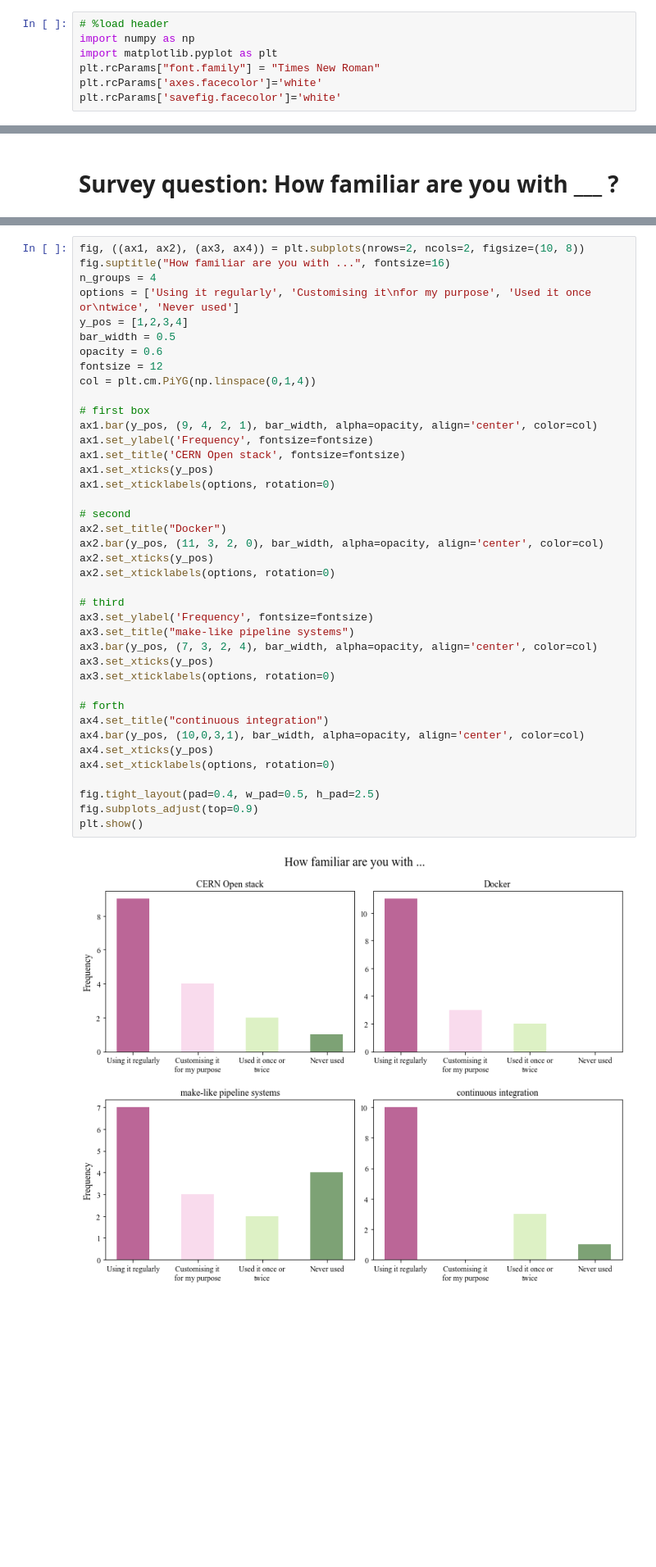
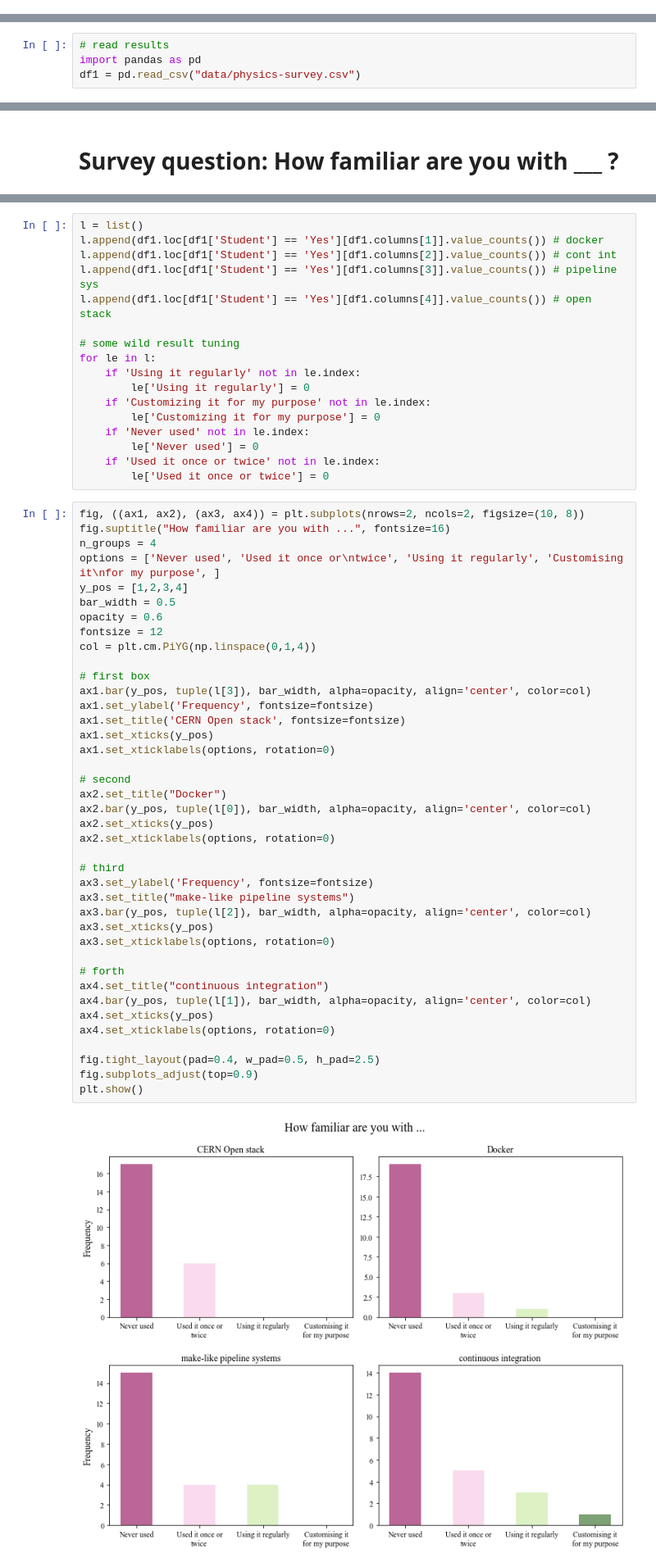
Before and after one commit to atrisovic/thesis-plots, a Jupyter notebook: lhcb-survey-results-2017.ipynb, the cells around one changed output, grey strips where cells are left out. Shown at 82% size. Saved outputs shown, nothing was run; the diff lists cells and outputs as text; blank space fills up the shorter version.

Commit message:
new fresh data

```diff
--- a/lhcb-survey-results-2017.ipynb
+++ b/lhcb-survey-results-2017.ipynb
@@ -1,9 +1,2 @@
 # %% [markdown]
 # LHCb Survey Results
-# %%
-# %load header
-import numpy as np
-import matplotlib.pyplot as plt
-plt.rcParams["font.family"] = "Times New Roman"
-plt.rcParams['axes.facecolor']='white'
-plt.rcParams['savefig.facecolor']='white'
@@ -10,2 +7,6 @@ plt.rcParams['savefig.facecolor']='white'
+# %%
+# read results
+import pandas as pd
+df1 = pd.read_csv("data/physics-survey.csv")
 # %% [markdown]
 ## Survey question: How often do you reproduce final datasets in your analysis?
@@ -62,42 +114,59 @@ plt.show()
+# %%
+l = list()
+l.append(df1.loc[df1['Student'] == 'Yes'][df1.columns[1]].value_counts()) # docker
+l.append(df1.loc[df1['Student'] == 'Yes'][df1.columns[2]].value_counts()) # cont int
+l.append(df1.loc[df1['Student'] == 'Yes'][df1.columns[3]].value_counts()) # pipeline sys
+l.append(df1.loc[df1['Student'] == 'Yes'][df1.columns[4]].value_counts()) # open stack
+
+# some wild result tuning
+for le in l:
+    if 'Using it regularly' not in le.index:
+        le['Using it regularly'] = 0
+    if 'Customizing it for my purpose' not in le.index:
+        le['Customizing it for my purpose'] = 0
+    if 'Never used' not in le.index:
+        le['Never used'] = 0
+    if 'Used it once or twice' not in le.index:
+        le['Used it once or twice'] = 0
 # %%
 fig, ((ax1, ax2), (ax3, ax4)) = plt.subplots(nrows=2, ncols=2, figsize=(10, 8))
 fig.suptitle("How familiar are you with ...", fontsize=16)
 n_groups = 4
-options = ['Using it regularly', 'Customising it\nfor my purpose', 'Used it once or\ntwice', 'Never used']
+options = ['Never used', 'Used it once or\ntwice', 'Using it regularly', 'Customising it\nfor my purpose', ]
 y_pos = [1,2,3,4]
 bar_width = 0.5
 opacity = 0.6
 fontsize = 12
 col = plt.cm.PiYG(np.linspace(0,1,4))
 
 # first box
-ax1.bar(y_pos, (9, 4, 2, 1), bar_width, alpha=opacity, align='center', color=col)
+ax1.bar(y_pos, tuple(l[3]), bar_width, alpha=opacity, align='center', color=col)
 ax1.set_ylabel('Frequency', fontsize=fontsize)
 ax1.set_title('CERN Open stack', fontsize=fontsize)
 ax1.set_xticks(y_pos)
 ax1.set_xticklabels(options, rotation=0)
 
 # second
 ax2.set_title("Docker")
-ax2.bar(y_pos, (11, 3, 2, 0), bar_width, alpha=opacity, align='center', color=col)
+ax2.bar(y_pos, tuple(l[0]), bar_width, alpha=opacity, align='center', color=col)
 ax2.set_xticks(y_pos)
 ax2.set_xticklabels(options, rotation=0)
 
 # third
 ax3.set_ylabel('Frequency', fontsize=fontsize)
 ax3.set_title("make-like pipeline systems")
-ax3.bar(y_pos, (7, 3, 2, 4), bar_width, alpha=opacity, align='center', color=col)
+ax3.bar(y_pos, tuple(l[2]), bar_width, alpha=opacity, align='center', color=col)
 ax3.set_xticks(y_pos)
 ax3.set_xticklabels(options, rotation=0)
 
 # forth
 ax4.set_title("continuous integration")
-ax4.bar(y_pos, (10,0,3,1), bar_width, alpha=opacity, align='center', color=col)
+ax4.bar(y_pos, tuple(l[1]), bar_width, alpha=opacity, align='center', color=col)
 ax4.set_xticks(y_pos)
 ax4.set_xticklabels(options, rotation=0)
 
 fig.tight_layout(pad=0.4, w_pad=0.5, h_pad=2.5)
 fig.subplots_adjust(top=0.9)
 plt.show()
 # %% [output]
-[figure, old version]
+[figure, new version]
```
Also changed, not shown: parts of 20 cells of this notebook, 2 other files.
